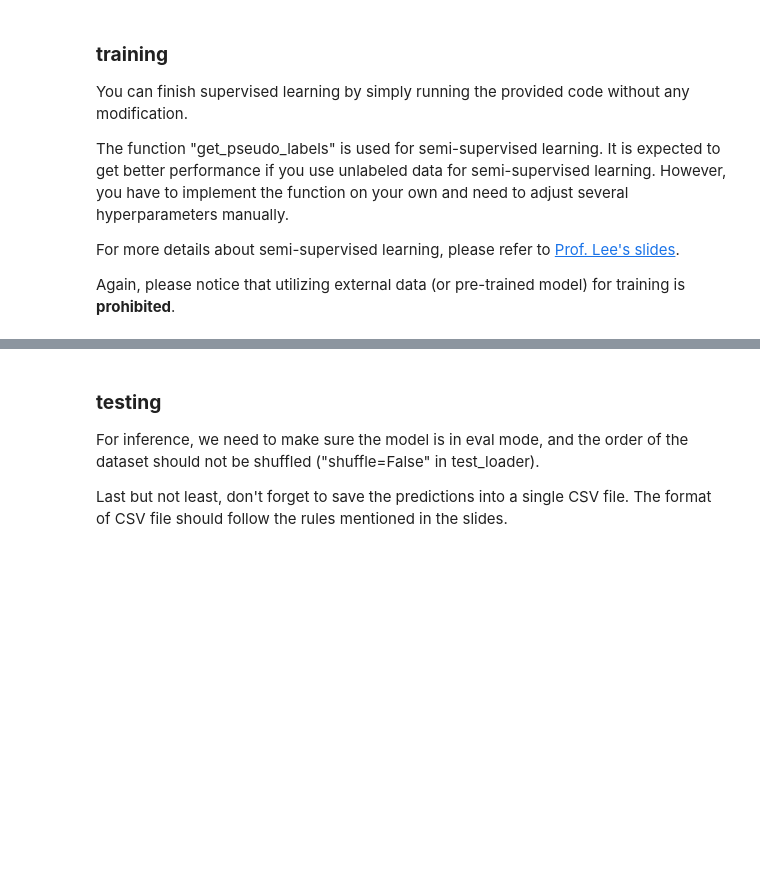
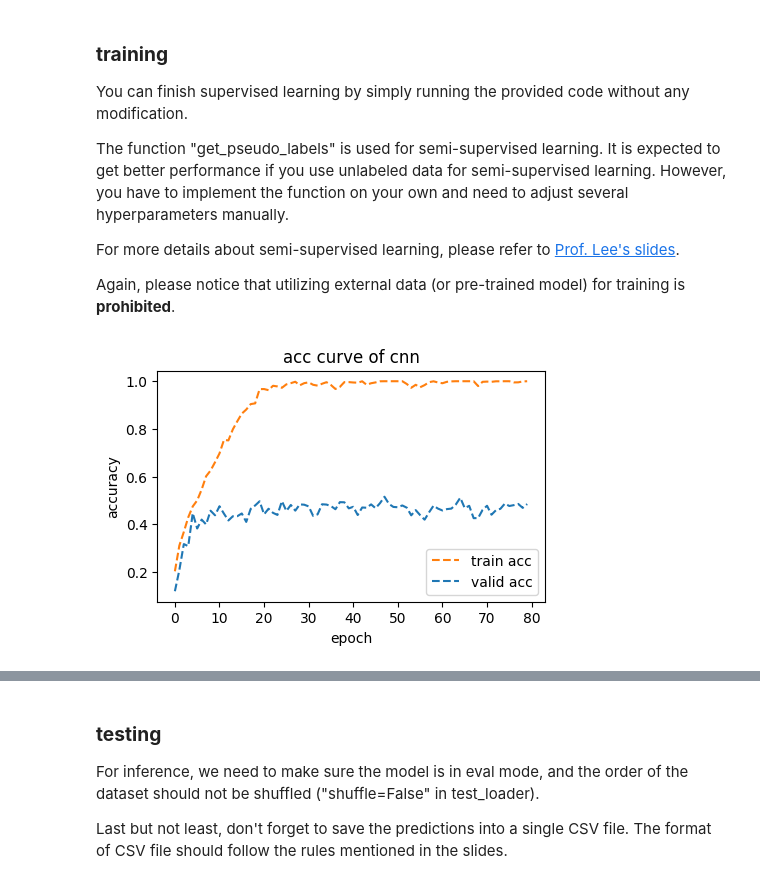
Before and after one commit to remysys/learncode, a Jupyter notebook: dl/cnn/cnn.ipynb, the cells around one changed output, grey strips where cells are left out. Drawn from its saved outputs; the diff is of its cells as text; code cells hidden in the pictures; blank space fills up the shorter version.

```diff
--- a/dl/cnn/cnn.ipynb
+++ b/dl/cnn/cnn.ipynb
@@ -117,17 +152,17 @@ class Classifier(nn.Module):
         nn.Conv2d(in_channels=3, out_channels=64, kernel_size=3, stride=1, padding=1),
         nn.BatchNorm2d(64),
         nn.ReLU(),
-        nn.MaxPool2d(2, 2, 0),
+        nn.MaxPool2d(kernel_size=2, stride=2, padding=0),
 
         nn.Conv2d(in_channels=64, out_channels=128, kernel_size=3, stride=1, padding=1),
         nn.BatchNorm2d(128),
         nn.ReLU(),
-        nn.MaxPool2d(2, 2, 0),
+        nn.MaxPool2d(kernel_size=2, stride=2, padding=0),
 
         nn.Conv2d(in_channels=128, out_channels=256, kernel_size=3, stride=1, padding=1),
         nn.BatchNorm2d(256),
         nn.ReLU(),
-        nn.MaxPool2d(4, 4, 0),
+        nn.MaxPool2d(kernel_size=4, stride=4, padding=0),
     )
     self.fc_layers = nn.Sequential(
         nn.Linear(256 * 8 * 8, 256),
@@ -215,10 +250,13 @@ n_epochs = 80
 # whether to do semi-supervised learning.
 do_semi = False
 
+loss_acc_record = {'train_loss': [], 'valid_loss': [], 'train_acc': [], 'valid_acc': []}  # for recording loss/acc
+
 for epoch in range(n_epochs):
   # ---------- TODO ----------
   # in each epoch, relabel the unlabeled dataset for semi-supervised learning
   # then you can combine the labeled dataset and pseudo-labeled dataset for the training
+
   if do_semi:
     # obtain pseudo-labels for unlabeled data using trained model
     pseudo_set = get_pseudo_labels(unlabeled_set, model)
@@ -238,6 +276,7 @@ for epoch in range(n_epochs):
 
   # iterate the training set by batches
   for batch in tqdm(train_loader):
+  # for batch in train_loader:
 
     # a batch consists of image data and corresponding labels
     imgs, labels = batch
@@ -272,6 +311,9 @@ for epoch in range(n_epochs):
   train_loss = sum(train_loss) / len(train_loss)
   train_acc = sum(train_accs) / len(train_accs)
 
+  loss_acc_record['train_loss'].append(train_loss)
+  loss_acc_record['train_acc'].append(train_acc)
+
   # print the information
   print(f"[ Train | {epoch + 1:03d}/{n_epochs:03d} ] loss = {train_loss:.5f}, acc = {train_acc:.5f}")
 
@@ -285,7 +327,6 @@ for epoch in range(n_epochs):
 
   # iterate the validation set by batches
   for batch in tqdm(valid_loader):
-
     # a batch consists of image data and corresponding labels
     imgs, labels = batch
 
@@ -308,5 +349,12 @@ for epoch in range(n_epochs):
   valid_loss = sum(valid_loss) / len(valid_loss)
   valid_acc = sum(valid_accs) / len(valid_accs)
 
+  loss_acc_record['valid_loss'].append(valid_loss)
+  loss_acc_record['valid_acc'].append(valid_acc)
+
   # print the information.
   print(f"[ Valid | {epoch + 1:03d}/{n_epochs:03d} ] loss = {valid_loss:.5f}, acc = {valid_acc:.5f}")
+# %%
+plot_learning_curve(loss_acc_record, title='cnn', mode='acc') # plot acc curve
+# %% [output]
+[figure, added]
```
Also changed, not shown: parts of 4 cells of this notebook, 1 other file.
